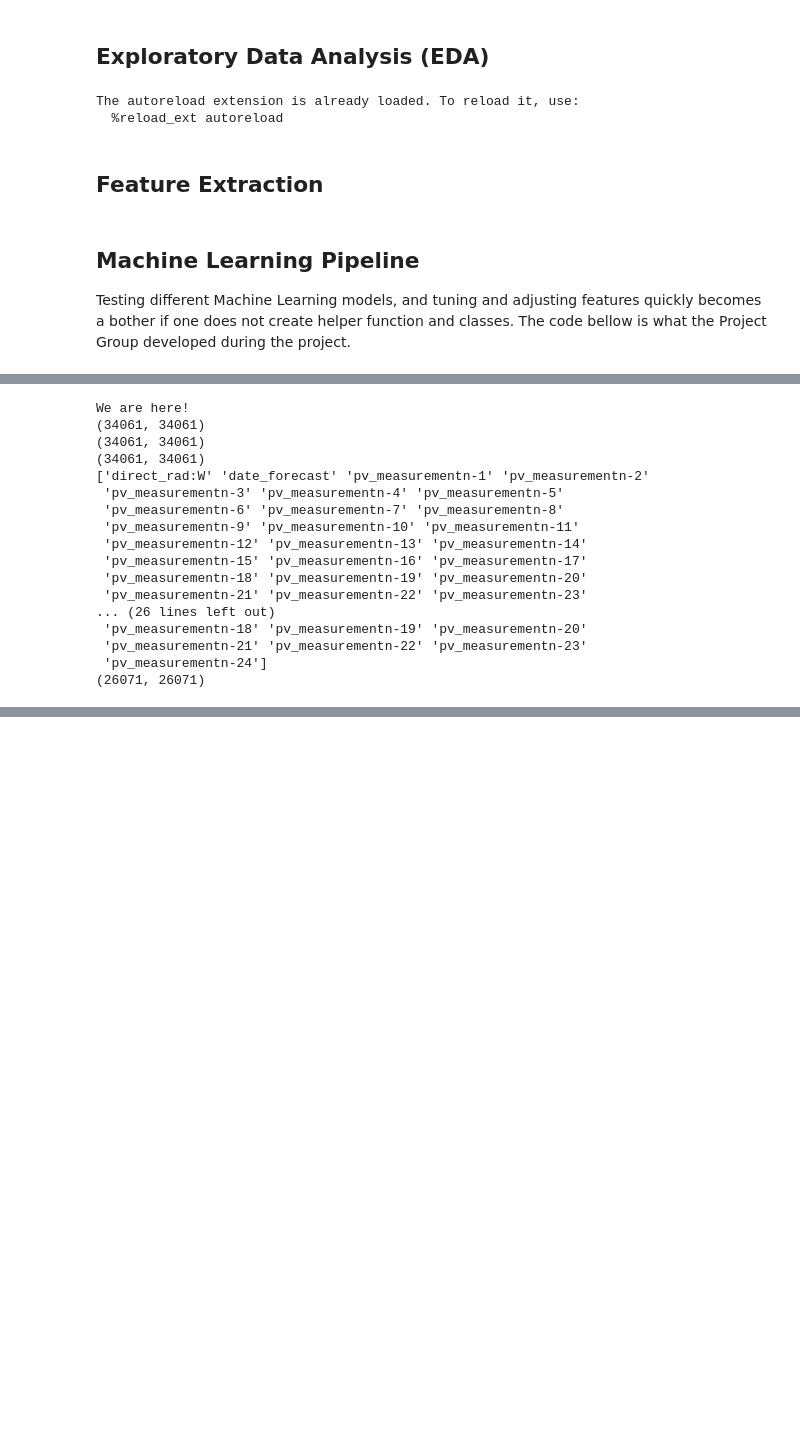
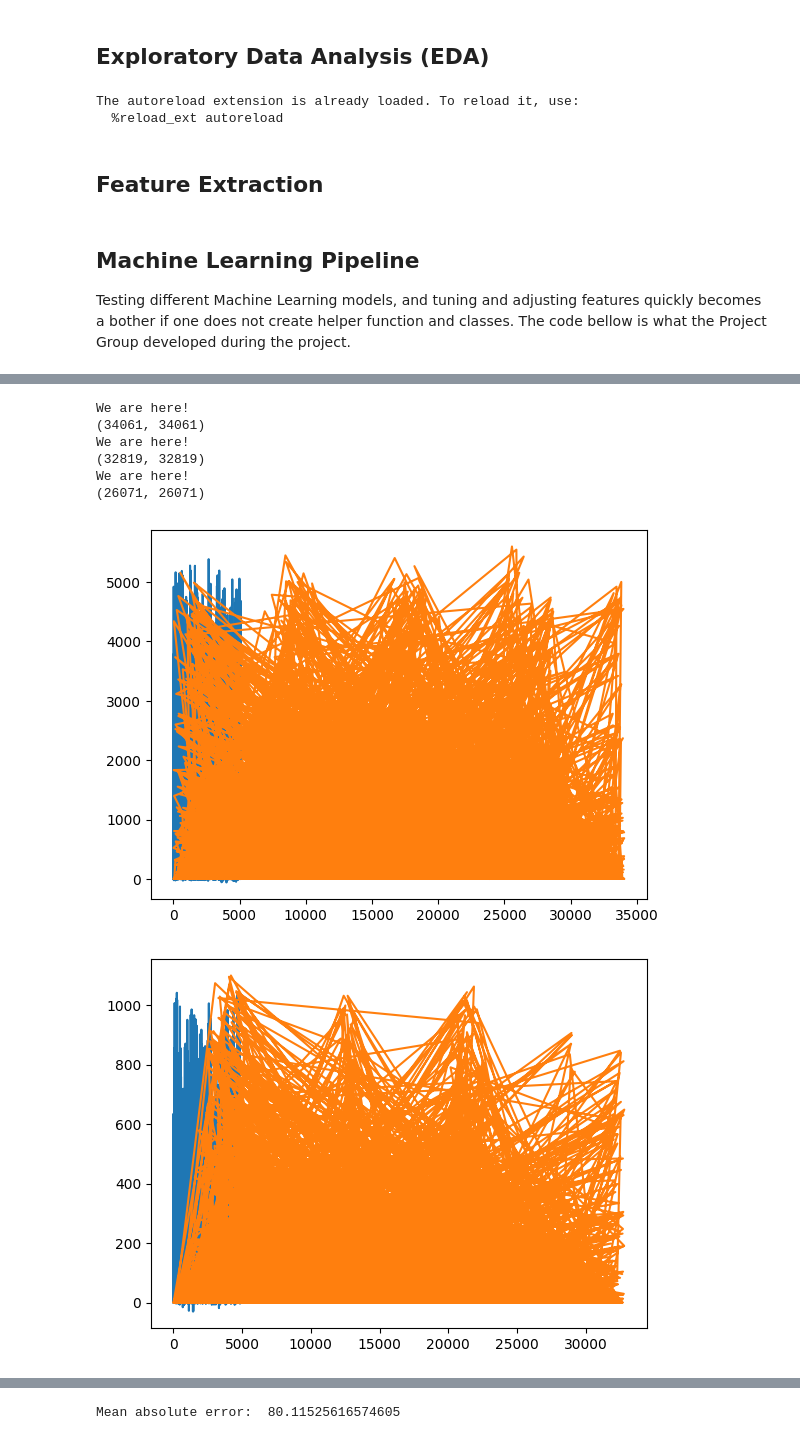
Before and after one commit to Myteck/TDT4173-Machine-Learning-Solar-Energy-Production-Forecasting, a Jupyter notebook: data/machine_learning.ipynb, the cells around one changed output, grey strips where cells are left out. Drawn from its saved outputs; the diff is of its cells as text; code cells hidden in the pictures; blank space fills up the shorter version.

Commit message:
FEAT: Working feedback :/

```diff
--- a/data/machine_learning.ipynb
+++ b/data/machine_learning.ipynb
@@ -681,28 +680,32 @@ class learner:
                 pred_list = []
                 # First feedback
 
-                feedback_init_row = shifted_values_24_h(y, "pv_measurement").iloc[-1]
+
+                y_df = self.y_sets[i].to_frame()
+
+                feedback_init_row = shifted_values_24_h(y_df, "pv_measurement").iloc[-1]
 
                 feedback_row = feedback_init_row
 
 
 
-                for j, idx in enumerate(X_pred.index.to_list()):
-                    feedback_row.index = idx
+                for j, idx in enumerate(X_pred_without_feedback.index.to_list()):
 
-                    row = pd.concat(X_pred_without_feedback.loc[idx], feedback_row)
+                    X_pred_with_feedback = pd.concat([X_pred_without_feedback.loc[idx].reset_index(drop=True), feedback_row.reset_index(drop=True)], axis=0, ignore_index=True)
 
                     feedback = self.models[i].predict(X_pred_with_feedback)
 
                     # Shift the values to the right
-                    feedback_row.iloc[1:] = row_to_shift.iloc[:-1].values
+                    feedback_row.iloc[1:] = feedback_row.iloc[:-1].values
 
                     feedback_row.iloc[0] = feedback
-
                     pred_list.append(feedback)
 
+                unformated_pred = np.array(pred_list)
 
-
+                series = pd.Series(unformated_pred)
+                series.plot()
+                plt.show()
 
             else:
                 X_pred = self.X_pred_sets[i].drop('date_forecast', axis = 1)
@@ -723,7 +726,10 @@ class learner:
             unformated_pred_df["building"] = unformated_pred_df["building"].replace(replace_dict)
             unformated_pred_df["pv_measurement"] = pd.Series(unformated_pred)
             unformated_pred_df["pv_measurement"] = unformated_pred_df["pv_measurement"].apply(lambda x: max(0, x))
+
             unformated_pred_df["pv_measurement"].plot()
+            plt.show()
+
             preds.append(unformated_pred_df)
 
         unformated_pred_df = pd.concat(preds, axis = 0, ignore_index = True)
@@ -738,6 +744,7 @@ class learner:
             pred = self.models[i].predict(self.X_test_sets[i])
             pd.Series(pred).plot()
             pd.Series(self.y_test_sets[i]).plot()
+            plt.show()
             mae = (mean_absolute_error(self.y_test_sets[i], pred))
             mae_sum = mae + mae_sum
 
@@ -818,7 +825,7 @@ class learner:
 
             best_features_df["Model " + self.buildings[i]] = pd.Series(np.array(best_features))
 
-        best_features_df.to_csv("tests/" + self.save_folder + filename + '.csv')
+        best_features_df.to_csv("tests/" + self.save_folder + filename + '.csv', sep ='\t')
 
 
     def _format_predictions(self, unformated_pred: pd.DataFrame) -> pd.DataFrame:
@@ -829,7 +836,7 @@ class learner:
         #convert the "time" column to datetime
         to_be_submitted_index["time"] = pd.to_datetime(to_be_submitted_index["time"])
         pred = pd.merge(unformated_pred, to_be_submitted_index, how='inner', left_on=['date_forecast', 'building'], right_on=["time", "location"])
-        print(len(unformated_pred.index))
+
         return pred
 
         return None
@@ -852,49 +865,40 @@ TODO: Add max signal functionality.
 # %%
 # features = ['direct_rad:W', 'is_in_shadow:idx', 'total_cloud_cover:p', 'sun_elevation:d',
 #             'derivative_direct_rad:W_d', 'derivative_sun_elevation:d_d',
 #             'sun_azimuth:d', 't_1000hPa:K',
 #             'derivative_sun_azimuth:d_d', 'derivative_t_1000hPa:K_d',
 #             'day_of_year:day', 'month:month', 'hour:hour']
 
+#
 
-# features = ["absolute_humidity_2m:gm3", "air_density_2m:kgm3", "ceiling_height_agl:m", "clear_sky_energy_1h:J",
-#            "clear_sky_rad:W", "cloud_base_agl:m", "dew_or_rime:idx", "dew_point_2m:K", "diffuse_rad:W", "diffuse_rad_1h:J",
-#            "direct_rad:W", "direct_rad_1h:J", "effective_cloud_cover:p", "is_in_shadow:idx", "msl_pressure:hPa",
-#            "precip_5min:mm", "pressure_100m:hPa", "pressure_50m:hPa", "prob_rime:p", "rain_water:kgm2", "relative_humidity_1000hPa:p",
-#            "sun_azimuth:d", "sun_elevation:d", "super_cooled_liquid_water:kgm2", "t_1000hPa:K", "total_cloud_cover:p", "visibility:m",
-#            "wind_speed_10m:ms"]
+features = ["absolute_humidity_2m:gm3", "air_density_2m:kgm3", "ceiling_height_agl:m", "clear_sky_energy_1h:J",
+           "clear_sky_rad:W", "cloud_base_agl:m", "dew_or_rime:idx", "dew_point_2m:K", "diffuse_rad:W", "diffuse_rad_1h:J",
+           "direct_rad:W", "direct_rad_1h:J", "effective_cloud_cover:p", "is_in_shadow:idx", "msl_pressure:hPa",
+           "precip_5min:mm", "pressure_100m:hPa", "pressure_50m:hPa", "prob_rime:p", "rain_water:kgm2", "relative_humidity_1000hPa:p",
+           "sun_azimuth:d", "sun_elevation:d", "super_cooled_liquid_water:kgm2", "t_1000hPa:K", "total_cloud_cover:p", "visibility:m",
+           "wind_speed_10m:ms"]
 
-features = ['direct_rad:W']
 
 # Should add features etc, but a bit stranve
 
 # Testing the procedure
-l = learner(file_paths = file_paths, features = features, feedback = True)
+l = learner(file_paths = file_paths, features = features)
 l.create_training_data_multi_model()
 l.fit_multi_model()
 l.save_best_features("best_features")
 l.get_performance_multi_model()
 l.predict_multi_model()
 
 # IDEA: Add a different scaler for all the different features, then transform then into the right scale after the fact
 # Remove any needless features, add until you get a good outpu
 # Probable reason for the bad score is the scaling defeciencies.
 # Get the smallest value that is NoN zero, and cap them.
 # %% [output]
 We are here!
 (34061, 34061)
-(34061, 34061)
-(34061, 34061)
-['direct_rad:W' 'date_forecast' 'pv_measurementn-1' 'pv_measurementn-2'
- 'pv_measurementn-3' 'pv_measurementn-4' 'pv_measurementn-5'
- 'pv_measurementn-6' 'pv_measurementn-7' 'pv_measurementn-8'
- 'pv_measurementn-9' 'pv_measurementn-10' 'pv_measurementn-11'
- 'pv_measurementn-12' 'pv_measurementn-13' 'pv_measurementn-14'
- 'pv_measurementn-15' 'pv_measurementn-16' 'pv_measurementn-17'
- 'pv_measurementn-18' 'pv_measurementn-19' 'pv_measurementn-20'
- 'pv_measurementn-21' 'pv_measurementn-22' 'pv_measurementn-23'
-... (26 lines left out)
- 'pv_measurementn-18' 'pv_measurementn-19' 'pv_measurementn-20'
- 'pv_measurementn-21' 'pv_measurementn-22' 'pv_measurementn-23'
- 'pv_measurementn-24']
+We are here!
+(32819, 32819)
+We are here!
 (26071, 26071)
+[figure, added]
+[figure, added]
@@ -900,0 +906 @@ We are here!
+Mean absolute error:  80.11525616574605
```
Also changed, not shown: parts of 4 cells of this notebook, 8 other files.
